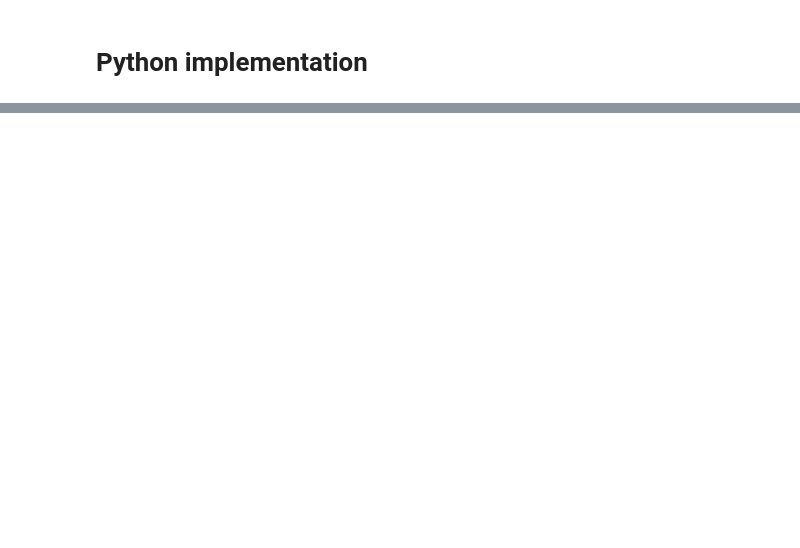
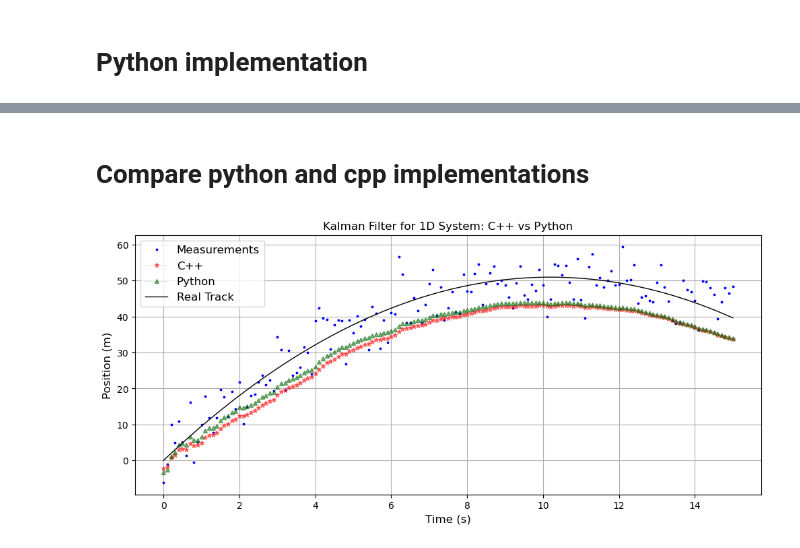
Before and after one commit to anthonypetertc/KalmanFilter, a Jupyter notebook: src/py-cpp-comparison.ipynb, the cells around one changed output, grey strips where cells are left out. Drawn from its saved outputs; the diff is of its cells as text; code cells hidden in the pictures; blank space fills up the shorter version.

Commit message:
Added c++/python comparison for 1D example

```diff
--- a/src/py-cpp-comparison.ipynb
+++ b/src/py-cpp-comparison.ipynb
@@ -108,0 +117,31 @@ plt.show()
+# %% [markdown]
+# Compare python and cpp implementations
+# %%
+# plot the cpp filter results
+
+# plot the results
+fig = plt.figure(figsize=(12, 5))
+fnt=12
+plt.plot(cpp_data['time'], cpp_data['measurement'], '*', markersize=2.5, label='Measurements', color='b', linewidth=0.5)
+
+# C++
+# plt.plot(cpp_data['time'], cpp_data['prediction'],'o--', label='C++: Predicted State',  color='r', markersize=7, linewidth=0.5, alpha=0.5)
+plt.plot(cpp_data['time'], cpp_data['update'], '*:', label='C++',  color='r', markersize=5, linewidth=0.5, alpha=0.5)
+
+# python
+# plt.plot(cpp_data['time'], predictions,'s--', label='Python: Predicted State',  color='darkred', markersize=7, linewidth=0.5, alpha=0.5)
+plt.plot(cpp_data['time'], updates, '^:', label='Python',  color='darkgreen', markersize=5, linewidth=0.5, alpha=0.5)
+
+plt.plot(cpp_data['time'], cpp_data['true'], label='Real Track', color='black', linewidth=1)
+plt.legend(loc='best', fontsize=fnt)
+plt.title('Kalman Filter for 1D System: C++ vs Python')
+plt.xlabel('Time (s)', fontsize=fnt)
+plt.ylabel('Position (m)', fontsize=fnt)
+plt.grid()
+plt.show()
+
+
+
+plt.show()
+# %% [output]
+[figure, added]
```
Also changed, not shown: parts of 6 cells of this notebook, 14 other files.
